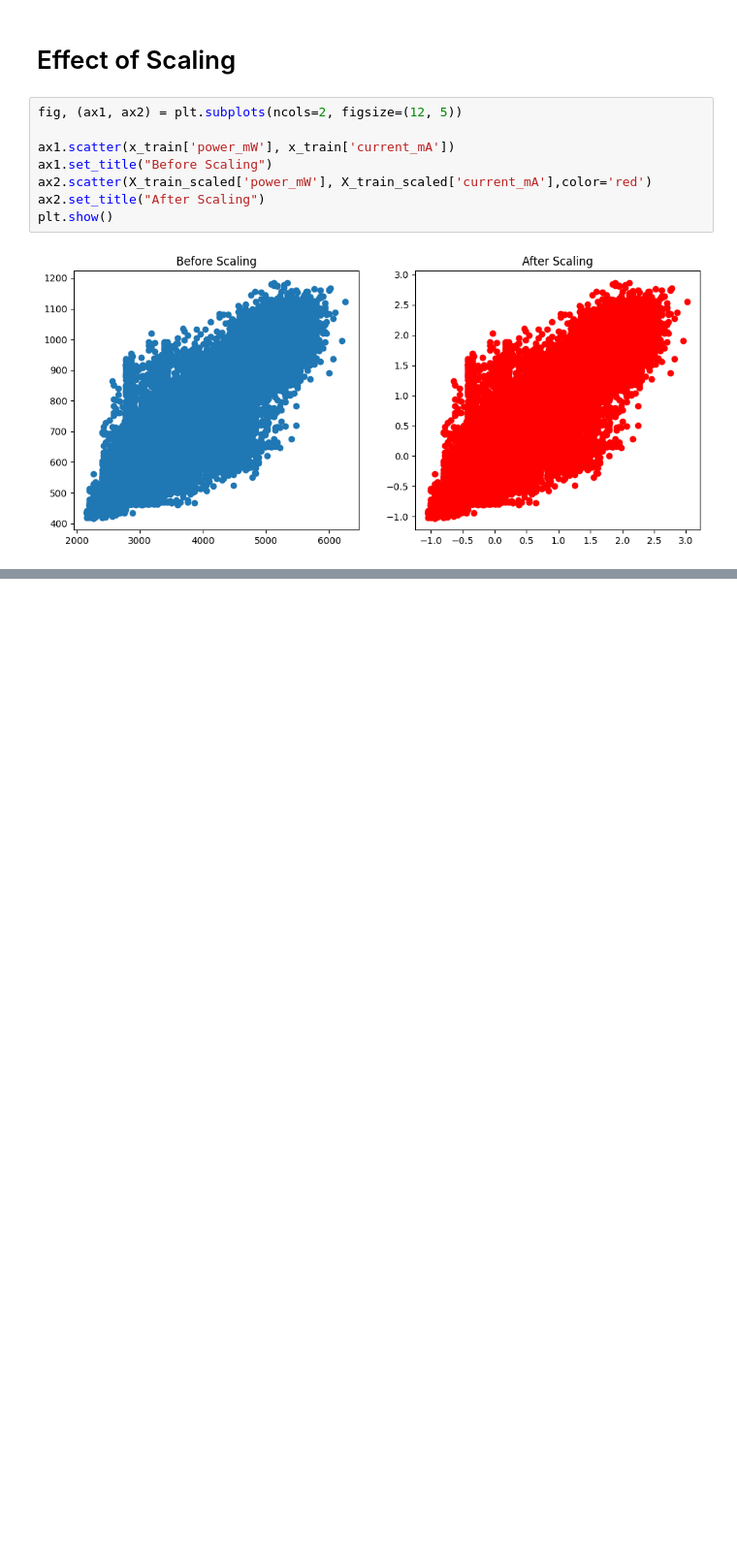
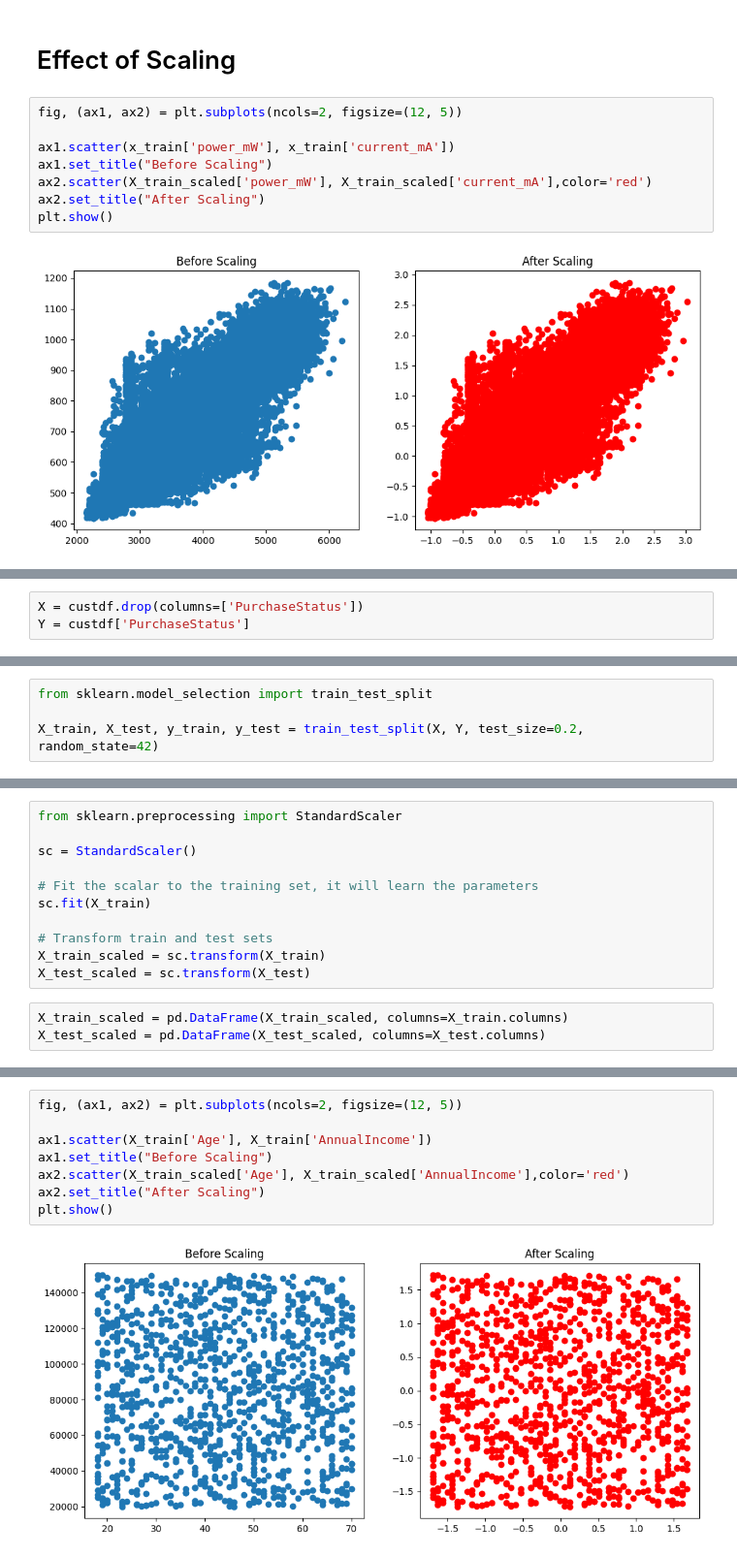
Before and after one commit to imtufail/Machine-Learning-, a Jupyter notebook: Feature Scaling /Standardization.ipynb, the cells around one changed output, grey strips where cells are left out. Shown: that part at 97% size. Saved outputs shown, nothing was run; the diff lists cells and outputs as text; blank space fills up the shorter version.

```diff
--- a/Feature Scaling /Standardization.ipynb
+++ b/Feature Scaling /Standardization.ipynb
@@ -293,0 +315,3 @@ plt.show()
+# %%
+X = custdf.drop(columns=['PurchaseStatus'])
+Y = custdf['PurchaseStatus']
@@ -293,0 +351,4 @@ plt.show()
+# %%
+from sklearn.model_selection import train_test_split
+
+X_train, X_test, y_train, y_test = train_test_split(X, Y, test_size=0.2, random_state=42)
@@ -293,0 +359,14 @@ plt.show()
+# %%
+from sklearn.preprocessing import StandardScaler
+
+sc = StandardScaler()
+
+# Fit the scalar to the training set, it will learn the parameters
+sc.fit(X_train)
+
+# Transform train and test sets
+X_train_scaled = sc.transform(X_train)
+X_test_scaled = sc.transform(X_test)
+# %%
+X_train_scaled = pd.DataFrame(X_train_scaled, columns=X_train.columns)
+X_test_scaled = pd.DataFrame(X_test_scaled, columns=X_test.columns)
@@ -293,0 +397,10 @@ plt.show()
+# %%
+fig, (ax1, ax2) = plt.subplots(ncols=2, figsize=(12, 5))
+
+ax1.scatter(X_train['Age'], X_train['AnnualIncome'])
+ax1.set_title("Before Scaling")
+ax2.scatter(X_train_scaled['Age'], X_train_scaled['AnnualIncome'],color='red')
+ax2.set_title("After Scaling")
+plt.show()
+# %% [output]
+[figure, added]
```
Also changed, not shown: parts of 17 cells of this notebook.
